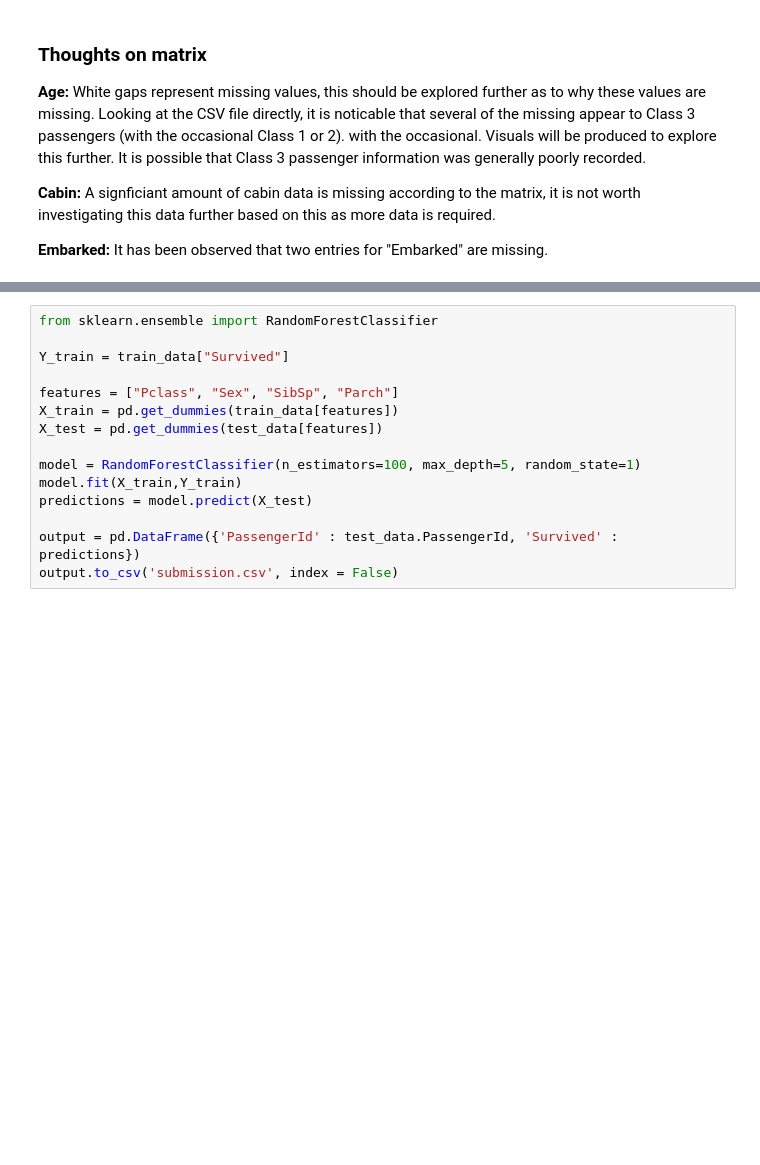
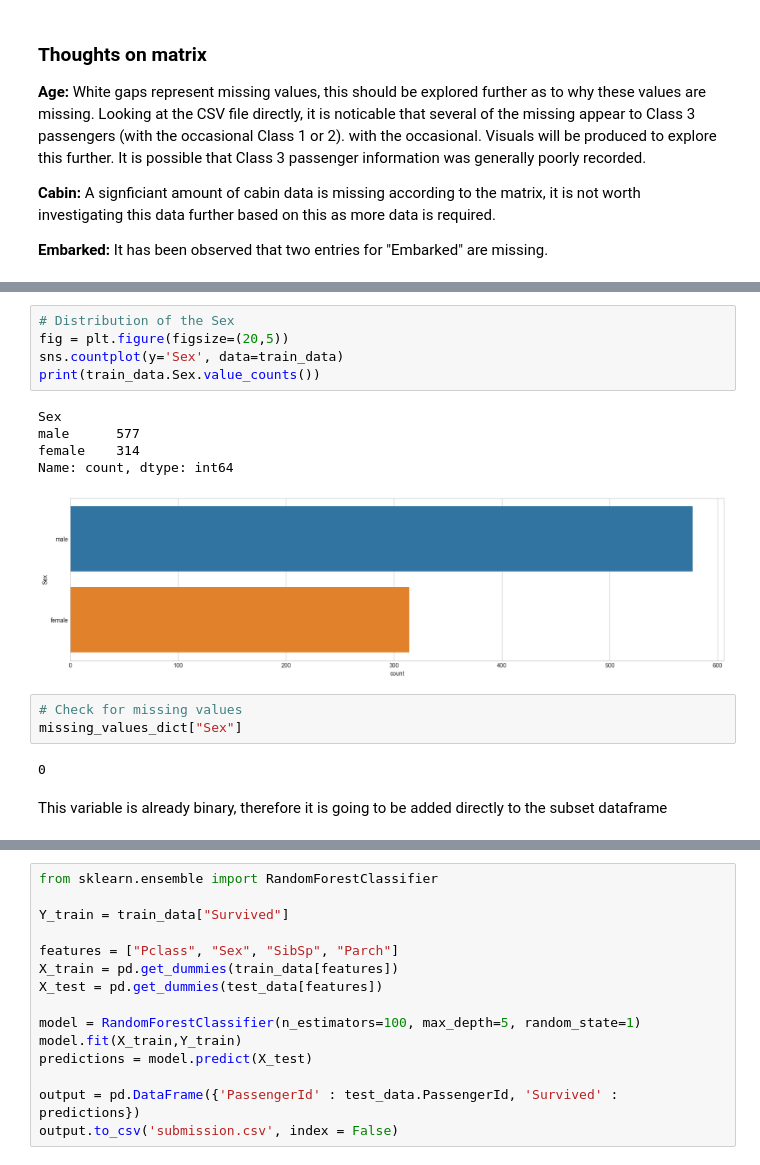
Before and after one commit to joshua-dixon1/Titanic-Survival-Analysis-and-Prediction, a Jupyter notebook: titanic_analysis.ipynb, the cells around one changed output, grey strips where cells are left out. Cells and saved outputs as stored; diff of their text form; blank space fills up the shorter version.

```diff
--- a/titanic_analysis.ipynb
+++ b/titanic_analysis.ipynb
@@ -224,0 +373,18 @@ Name: count, dtype: int64
+# %%
+# Distribution of the Sex
+fig = plt.figure(figsize=(20,5))
+sns.countplot(y='Sex', data=train_data)
+print(train_data.Sex.value_counts())
+# %% [output]
+Sex
+male      577
+female    314
+Name: count, dtype: int64
+[figure, added]
+# %%
+# Check for missing values
+missing_values_dict["Sex"]
+# %% [output]
+0
+# %% [markdown]
+This variable is already binary, therefore it is going to be added directly to the subset dataframe
```
Also changed, not shown: parts of 56 cells of this notebook.
